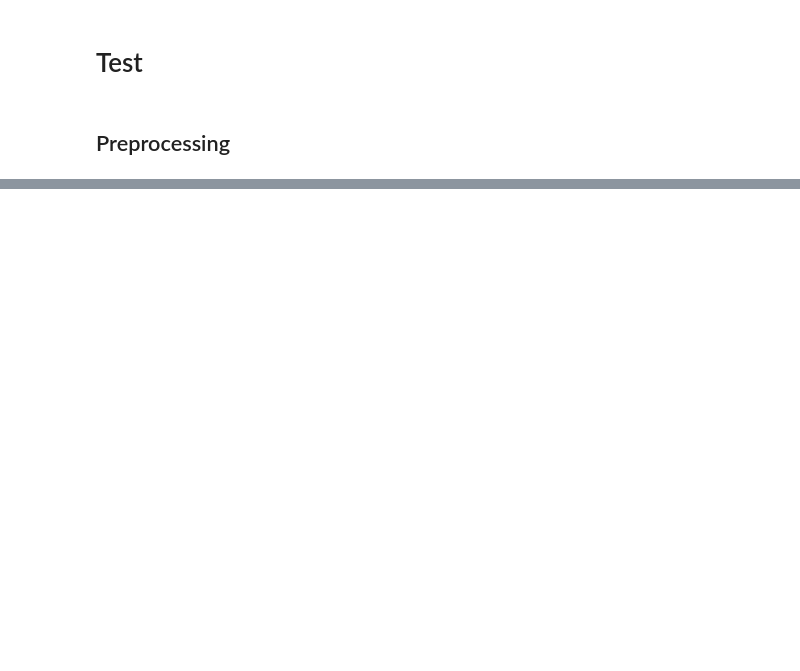
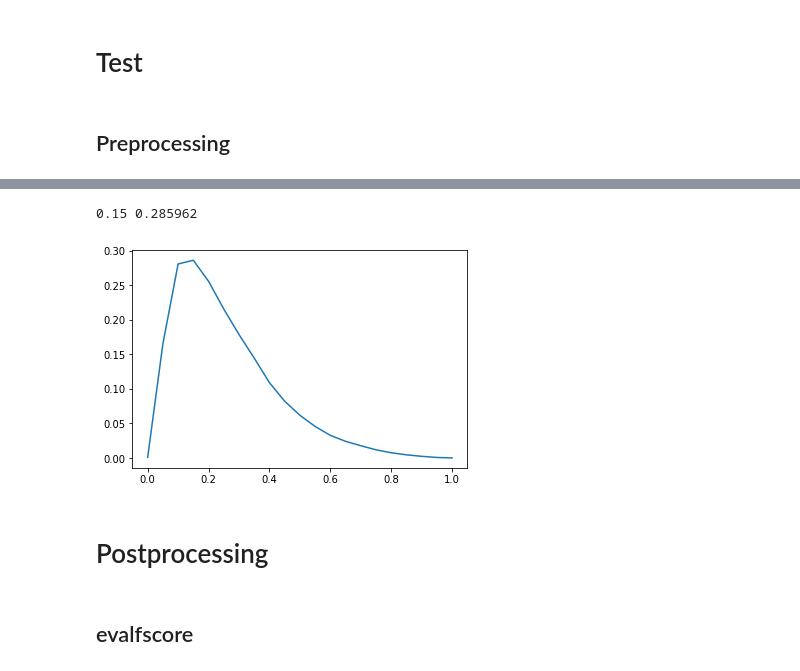
Before and after one commit to Twofyw/building-detection-challenge, a Jupyter notebook: test-shanghai.ipynb, the cells around one changed output, grey strips where cells are left out. Cells and saved outputs as stored; diff of their text form; code cells hidden in the pictures; blank space fills up the shorter version.

```diff
--- a/test-shanghai.ipynb
+++ b/test-shanghai.ipynb
@@ -18,10 +18,14 @@ num_slice = 9
 num_gpus = 2
 gpu_start = 6
 num_workers = 8
-# device_ids = range(gpu_start, gpu_start + num_gpus)
-device_ids = [4,5,8,9]
+device_ids = range(gpu_start, gpu_start + num_gpus)
+# device_ids = [4,5,8,9]
 torch.cuda.set_device(gpu_start)
-bs = 15
+bs = 8
+
+model_name = 'deeplab'
+datapaths = ['data/train/AOI_2_Vegas_Train', 'data/train/AOI_3_Paris_Train', 'data/train/AOI_4_Shanghai_Train', 'data/train/AOI_5_Khartoum_Train']
+datapath = datapaths[2]
 # %% [markdown]
 ## Preprocessing
 # %%
@@ -34,0 +48,13 @@ datapaths = ['data/train/AOI_2_Vegas_Train', 'data/train/AOI_3_Paris_Train', 'da
+# %%
+def evalfscore_thresh(thresh):
+    return evalfscore(datapath, preds, thresh=thresh)
+# %%
+%%time
+threshs = np.linspace(0, 1, 21)
+polygon_pr = []
+for thresh in threshs:
+#     with ThreadPoolExecutor(max_workers=8) as e:
+    s = evalfscore_thresh(thresh)
+    print(s)
+    polygon_pr.append(s)
+# plt.plot(polygon_pr)
@@ -34,0 +79,10 @@ datapaths = ['data/train/AOI_2_Vegas_Train', 'data/train/AOI_3_Paris_Train', 'da
+# %%
+fscore = [o[0] for o in polygon_pr]
+# %%
+plt.plot(threshs, fscore)
+plt.xlabel = 'threshold'
+plt.ylabel = 'fscore'
+print(np.argmax(fscore) / 20, fscore[np.argmax(fscore)])
+# %% [output]
+0.15 0.285962
+[figure, added]
@@ -34,0 +96,2 @@ datapaths = ['data/train/AOI_2_Vegas_Train', 'data/train/AOI_3_Paris_Train', 'da
+# %% [markdown]
+# Postprocessing
@@ -35,3 +100,5 @@ datapaths = ['data/train/AOI_2_Vegas_Train', 'data/train/AOI_3_Paris_Train', 'da
+# %% [markdown]
+## evalfscore
 # %%
 model_name = 'deeplab'
 data = None
```
Also changed, not shown: parts of 37 cells of this notebook, 18 other files.
